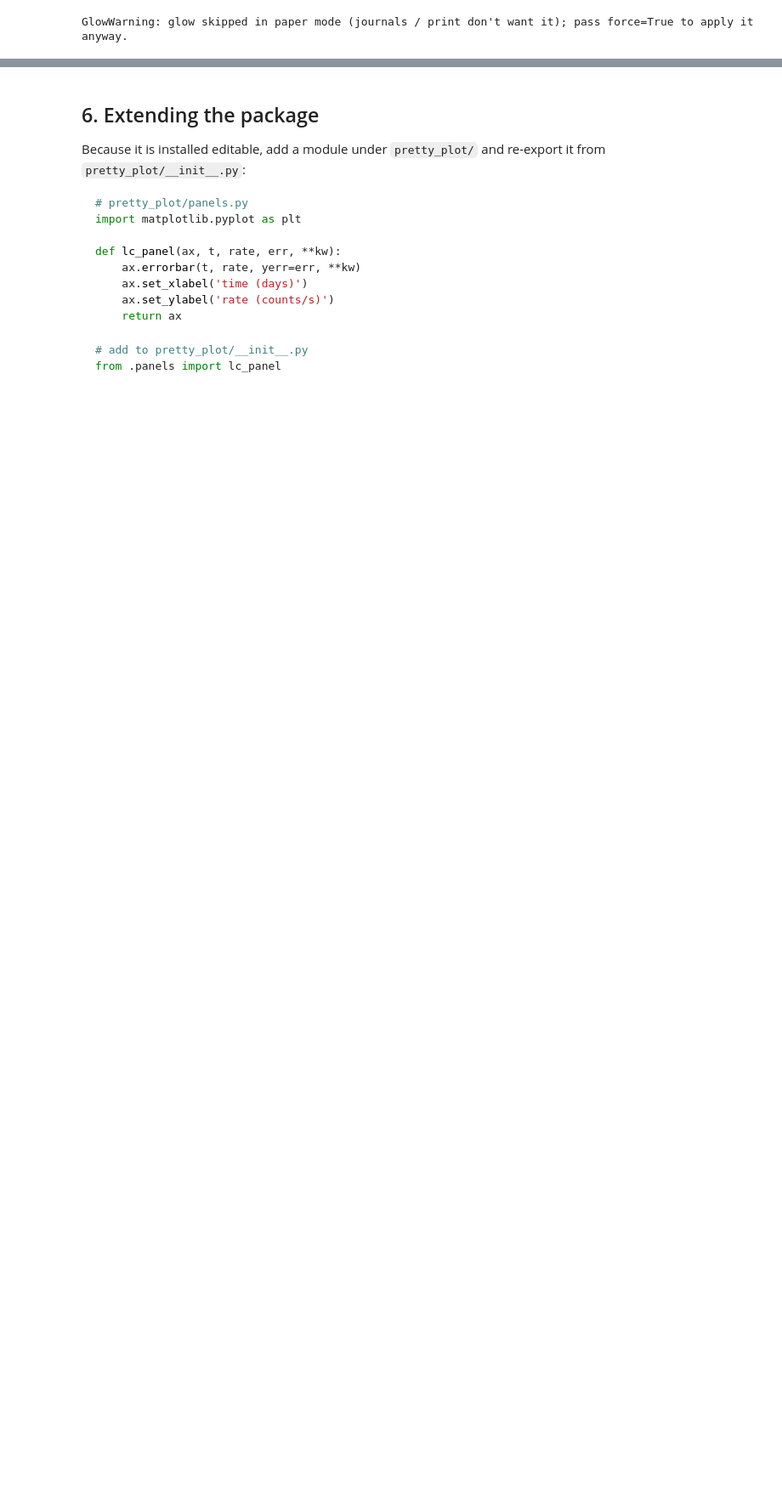
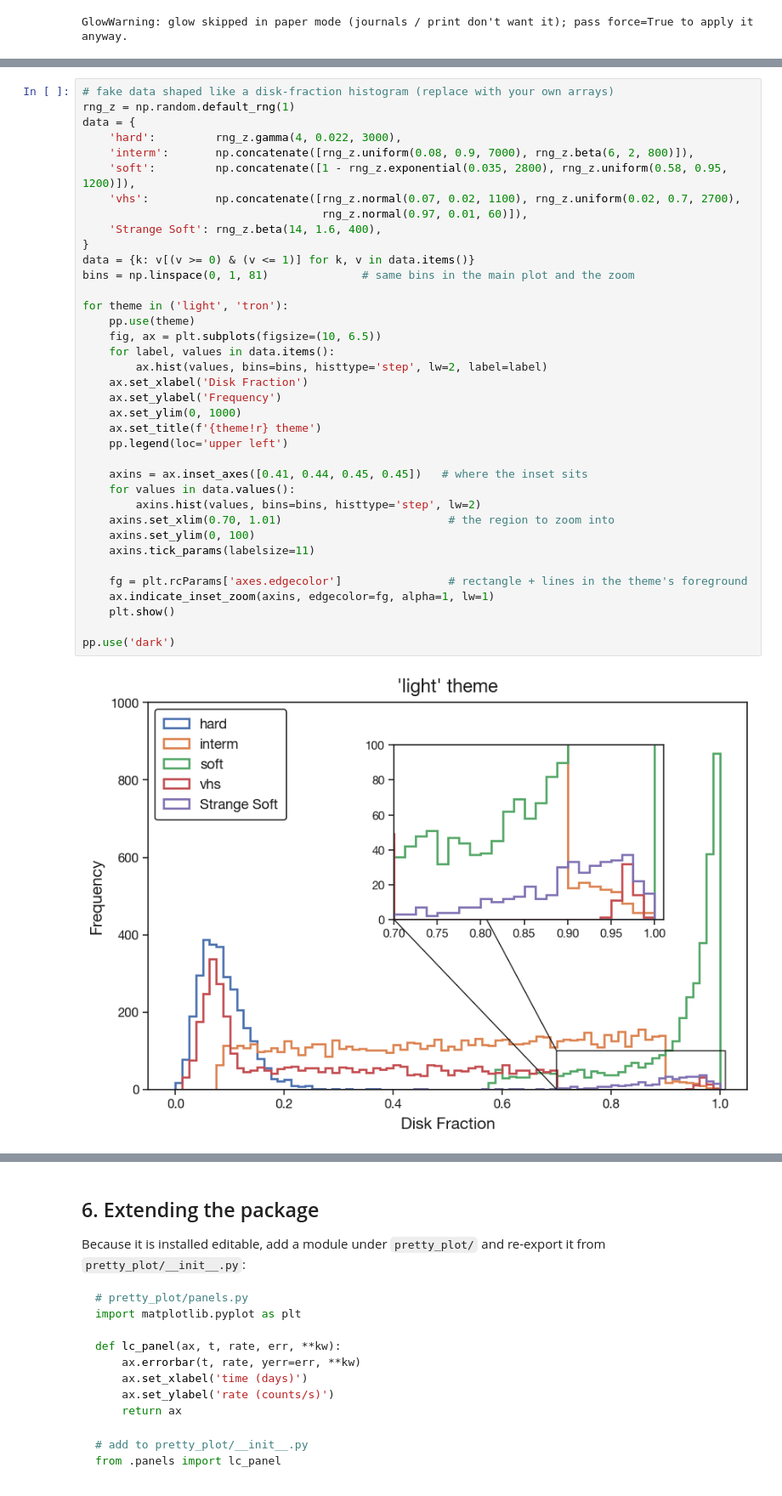
Before and after one commit to NikolasVasilas/My_pretty_plots, a Jupyter notebook: docs/pretty_plot_examples.ipynb, the cells around one changed output, grey strips where cells are left out. Shown at 85% size. Drawn from its saved outputs; the diff is of its cells as text; blank space fills up the shorter version.

Commit message:
Notebook: add zoomed-inset section (5e)

```diff
--- a/docs/pretty_plot_examples.ipynb
+++ b/docs/pretty_plot_examples.ipynb
@@ -633,0 +651,39 @@ GlowWarning: glow skipped in paper mode (journals / print don't want it); pass f
+# %%
+# fake data shaped like a disk-fraction histogram (replace with your own arrays)
+rng_z = np.random.default_rng(1)
+data = {
+    'hard':         rng_z.gamma(4, 0.022, 3000),
+    'interm':       np.concatenate([rng_z.uniform(0.08, 0.9, 7000), rng_z.beta(6, 2, 800)]),
+    'soft':         np.concatenate([1 - rng_z.exponential(0.035, 2800), rng_z.uniform(0.58, 0.95, 1200)]),
+    'vhs':          np.concatenate([rng_z.normal(0.07, 0.02, 1100), rng_z.uniform(0.02, 0.7, 2700),
+                                    rng_z.normal(0.97, 0.01, 60)]),
+    'Strange Soft': rng_z.beta(14, 1.6, 400),
+}
+data = {k: v[(v >= 0) & (v <= 1)] for k, v in data.items()}
+bins = np.linspace(0, 1, 81)              # same bins in the main plot and the zoom
+
+for theme in ('light', 'tron'):
+    pp.use(theme)
+    fig, ax = plt.subplots(figsize=(10, 6.5))
+    for label, values in data.items():
+        ax.hist(values, bins=bins, histtype='step', lw=2, label=label)
+    ax.set_xlabel('Disk Fraction')
+    ax.set_ylabel('Frequency')
+    ax.set_ylim(0, 1000)
+    ax.set_title(f'{theme!r} theme')
+    pp.legend(loc='upper left')
+
+    axins = ax.inset_axes([0.41, 0.44, 0.45, 0.45])   # where the inset sits
+    for values in data.values():
+        axins.hist(values, bins=bins, histtype='step', lw=2)
+    axins.set_xlim(0.70, 1.01)                         # the region to zoom into
+    axins.set_ylim(0, 100)
+    axins.tick_params(labelsize=11)
+
+    fg = plt.rcParams['axes.edgecolor']                # rectangle + lines in the theme's foreground
+    ax.indicate_inset_zoom(axins, edgecolor=fg, alpha=1, lw=1)
+    plt.show()
+
+pp.use('dark')
+# %% [output]
+[figure, added]
```
Also changed, not shown: parts of 4 cells of this notebook.
